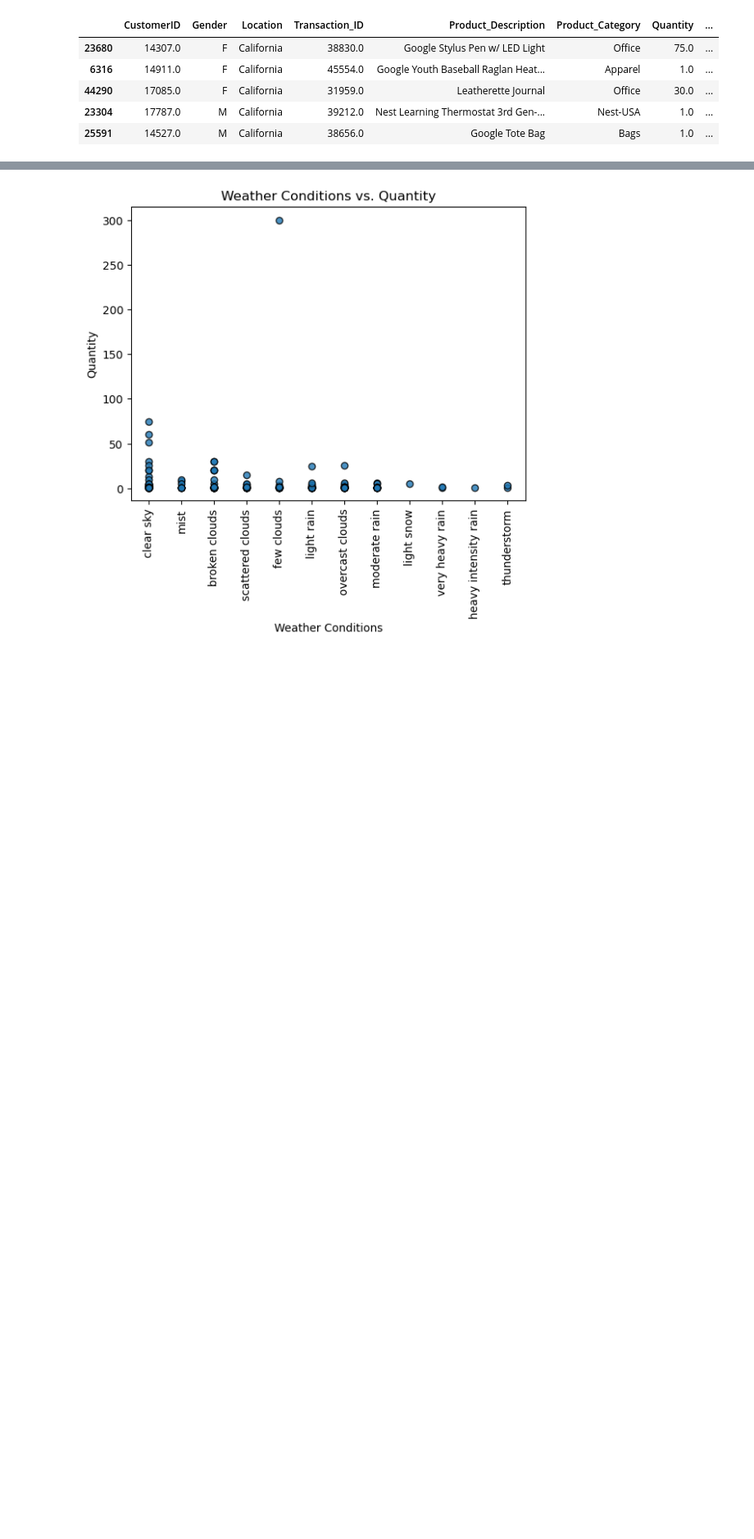
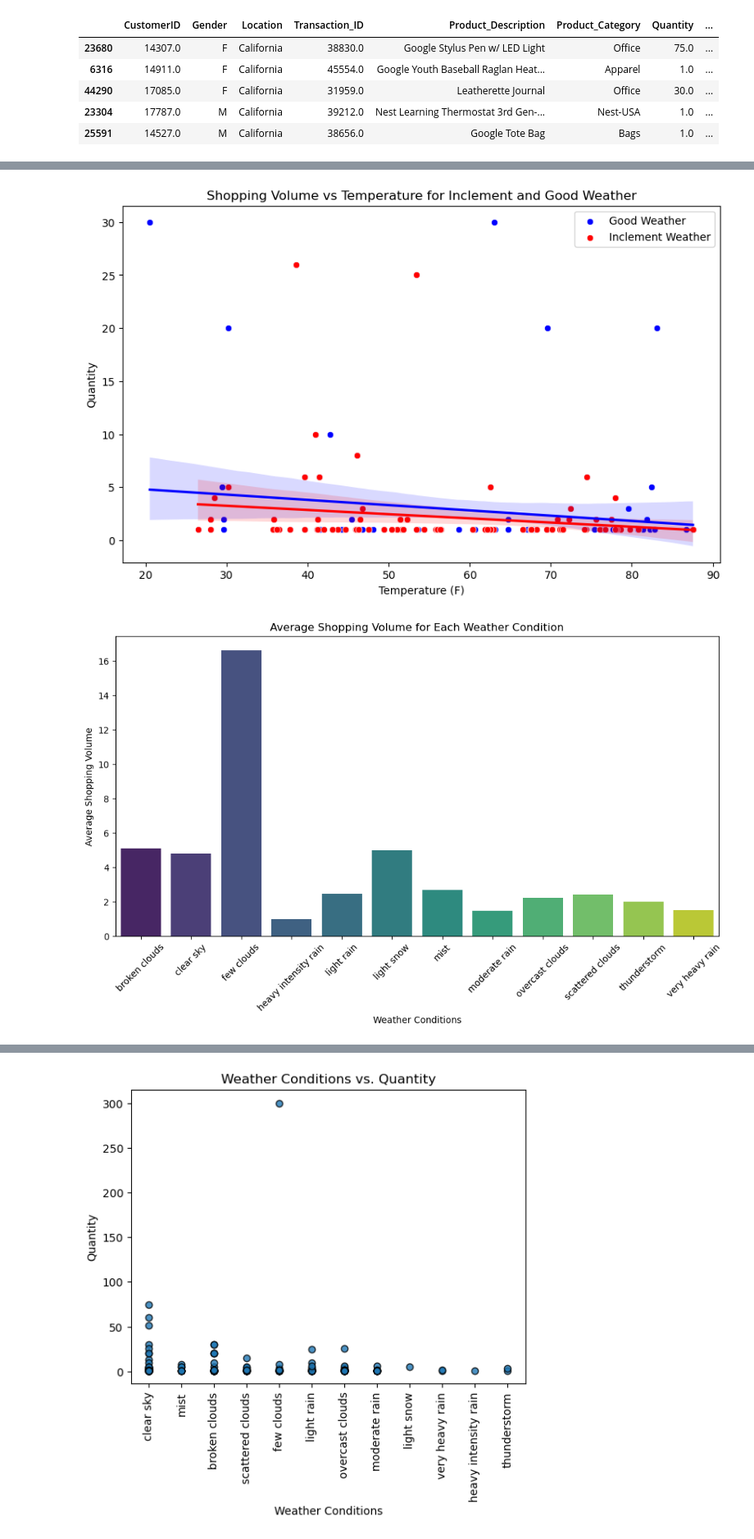
Before and after one commit to Simian12/Project_1, a Jupyter notebook: project1_base.ipynb, the cells around one changed output, grey strips where cells are left out. Shown at 82% size. Cells and saved outputs as stored; diff of their text form; code cells hidden in the pictures; blank space fills up the shorter version.

```diff
--- a/project1_base.ipynb
+++ b/project1_base.ipynb
@@ -191,36 +214,39 @@ sales_data_final#.head()
 # %%
 ###How does inclement weather affect shopping habits?
 ## compare if the volume of shopping increased during inclement weather (light rain, moderate rain, heavy rain, mist, overcast?) and good weather (clear sky, scattered clouds, etc.)
 ## scatter plot & lin regress & bar graph maybe
 
-inclement_weather = sales_data_final_df[sales_data_final_df['Weather Conditions'].isin(['light rain', 'moderate rain', 'heavy rain', 'mist', 'overcast clouds'])]
-good_weather = sales_data_final_df[~sales_data_final_df['Weather Conditions'].isin(["clear sky", "scattered clouds", "few clouds"])]
+inclement_weather = sales_data_final[sales_data_final['Weather Conditions'].isin(['light rain', 'moderate rain', 'heavy rain', 'mist', 'overcast clouds'])]
+good_weather = sales_data_final[~sales_data_final['Weather Conditions'].isin(["clear sky", "scattered clouds", "few clouds"])]
 
 # Scatter plot for both inclement and good weather
 plt.figure(figsize=(10, 6))
 sns.scatterplot(x='Temperature (F)', y='Quantity', data=good_weather, label='Good Weather', color='blue')
 sns.scatterplot(x='Temperature (F)', y='Quantity', data=inclement_weather, label='Inclement Weather', color='red')
 
 # Regression lines
 sns.regplot(x='Temperature (F)', y='Quantity', data=good_weather, scatter=False, color='blue')
 sns.regplot(x='Temperature (F)', y='Quantity', data=inclement_weather, scatter=False, color='red')
 
 plt.legend()
 plt.title('Shopping Volume vs Temperature for Inclement and Good Weather')
 plt.show()
 
-avg_quantity_by_weather = sales_data_final_df.groupby('Weather Conditions')['Quantity'].mean().reset_index()
+avg_quantity_by_weather = sales_data_final.groupby('Weather Conditions')['Quantity'].mean().reset_index()
 
 
 # Bar graph
 plt.figure(figsize=(12, 6))
 sns.barplot(x='Weather Conditions', y='Quantity', data=avg_quantity_by_weather, palette='viridis')
 plt.xticks(rotation=45)
 plt.ylabel('Average Shopping Volume')
 plt.title('Average Shopping Volume for Each Weather Condition')
 plt.show()
 
 #sergio
+# %% [output]
+[figure, added]
+[figure, added]
 # %%
 #how do extreme temps affect online shopping habits
 # compare if temperatures affect online shopping habits (scatter plot & lin regress)
```
Also changed, not shown: parts of 22 cells of this notebook.
